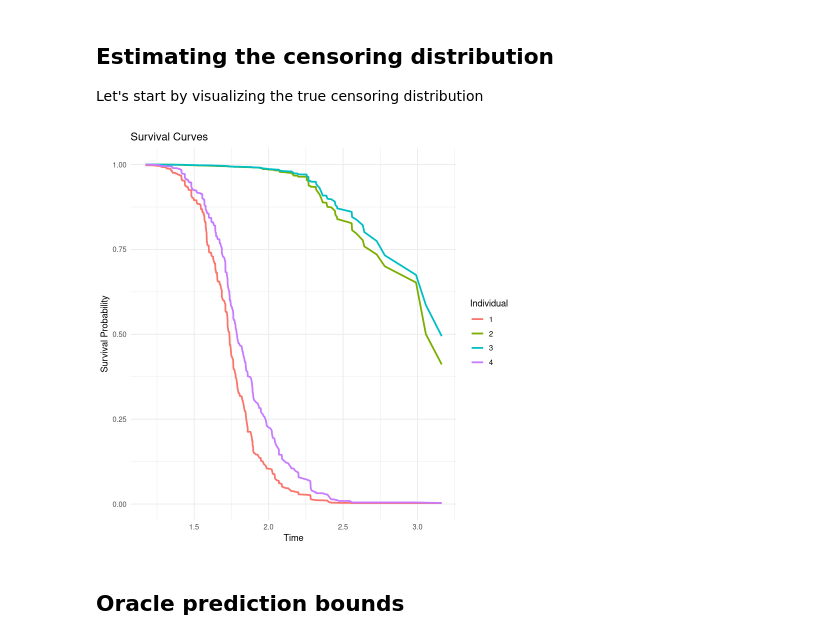
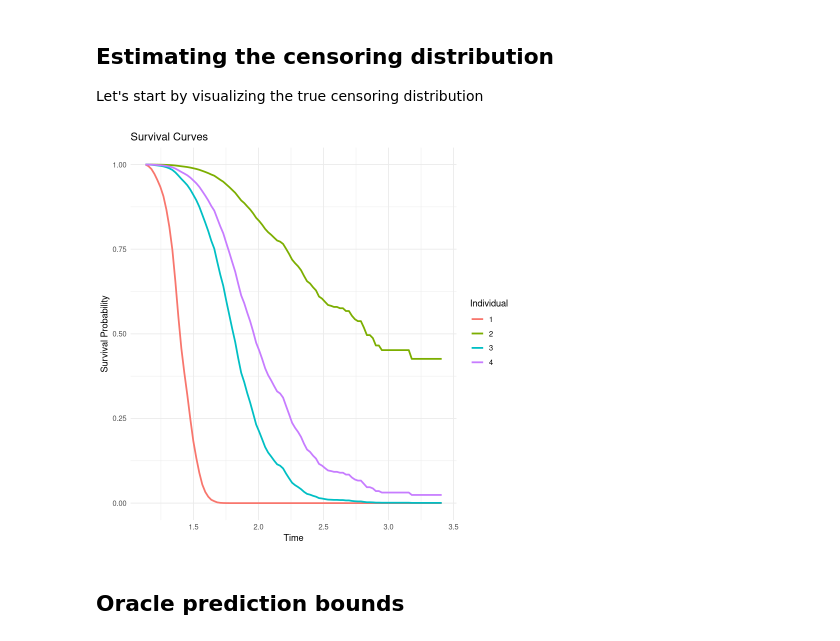
Before and after one commit to msesia/conformal_survival, a Jupyter notebook: code/examples/survival-cqr-new.ipynb, the cells around one changed output. Drawn from its saved outputs; the diff is of its cells as text; code cells hidden in the pictures.

```diff
--- a/code/examples/survival-cqr-new.ipynb
+++ b/code/examples/survival-cqr-new.ipynb
@@ -243,24 +267,24 @@ Let's start by visualizing the true censoring distribution
 # %%
 source("../conf_surv/utils_censoring.R")
 source("../conf_surv/utils_survival_new.R")
 
 # Initialize a base model for the censoring distribution
-cens_base_model <- GRF_SurvivalForestWrapper$new()
+#cens_base_model <- GRF_SurvivalForestWrapper$new()
 #cens_base_model <- SurvregModelWrapper$new(dist="lognormal")
-#cens_base_model <- CoxphModelWrapper$new()
+cens_base_model <- CoxphModelWrapper$new()
 
 # Create an instance of the CensoringModel class with the model
 censoring_model <- CensoringModel$new(model = cens_base_model)
 
 # Fit the censoring distribution
 censoring_model$fit(data = data.train)
 
 # Plot the censoring distribution for the first individual
 idx.predict <- c(1:4)
 pred_surv = censoring_model$model$predict(data.cal[idx.predict,])
 plot_survival_curves(pred_surv)
 # %% [output]
-[figure, old version]
+[figure, new version]
 # %% [markdown]
 ## Oracle prediction bounds
 # %%
```
Also changed, not shown: parts of 26 cells of this notebook, 2 other files.
